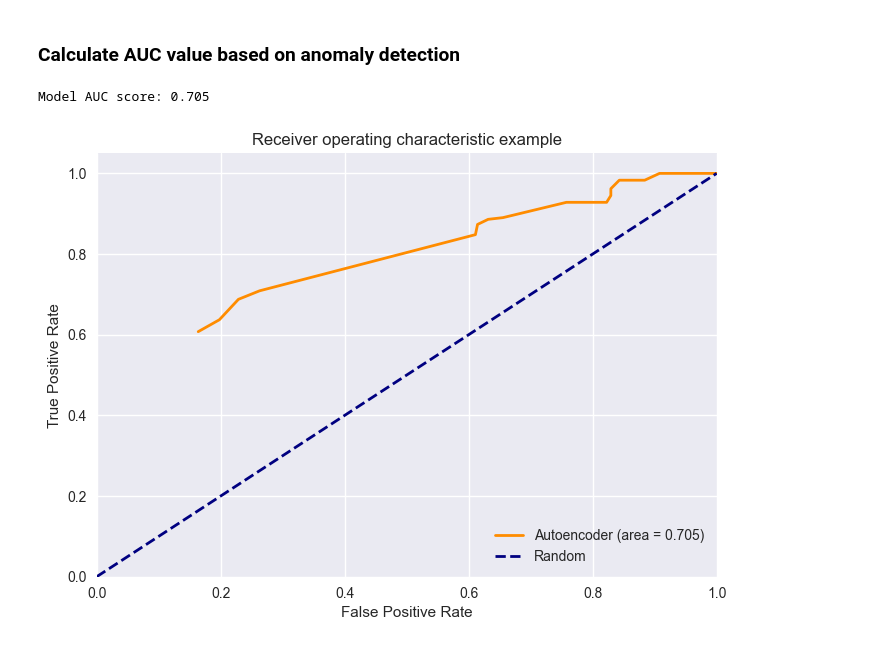
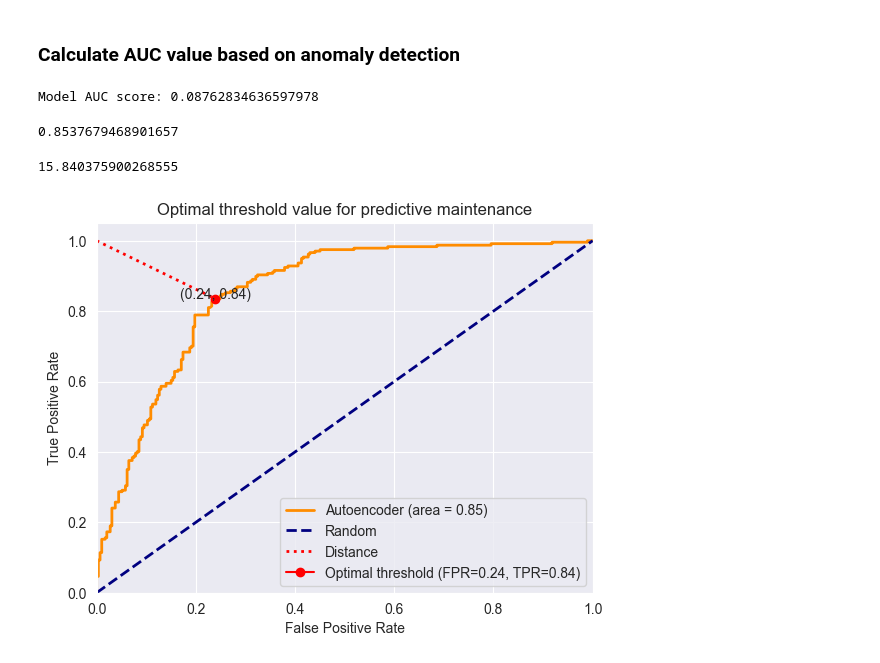
Before and after one commit to SasoPavlic/NiaNetAD, a Jupyter notebook: analyse.ipynb, the cells around one changed output. Drawn from its saved outputs; the diff is of its cells as text; code cells hidden in the pictures.

```diff
--- a/analyse.ipynb
+++ b/analyse.ipynb
@@ -152,9 +160,9 @@ torch.save(model.state_dict(), saving_path + "/manual_model.pt")
 Load model from file
 # %%
 model = Autoencoder(solution, **config)
-# model.load_state_dict(torch.load(saving_path + "/manual_model.pt"))
+#model.load_state_dict(torch.load(saving_path + "/manual_model.pt"))
 model.load_state_dict(torch.load(
-    "logs/0540b6ceca254cb5ac8763749a1037b2/1138_DifferentialEvolution_9140c9e2a3e43a01fd77df494cf1d57a81eadfe8/model.pt"))
+    "logs/model.pt"))
 model.eval()
 # %% [output]
 +------------------------------------------+---------------+-----------------+-------------+-----------------------+-------------+--------------------+----------------+-----------------+-------------- ...
@@ -215,29 +223,64 @@ for data, target in dataloader_iterator:
         outputs.append(y)
         targets.append(z.item())
         score = torch.sqrt(torch.sum((y - x) ** 2, dim=tuple(range(1, y.dim()))))
-        scores.append(score.detach().numpy().tolist())
+        scores.append(score.cpu().data.numpy().tolist())
 
 anomaly_detection.find(inputs, outputs, targets)
 print(f"Model AUC score: {anomaly_detection.AUC}")
 # %% [output]
-Model AUC score: 0.705
+Model AUC score: 0.08762834636597978
+# %%
+# https://stackoverflow.com/questions/58894137/roc-auc-score-for-autoencoder-and-isolationforest
+fpr = []
+tpr = []
+thresholds = []
+roc_auc = []
+
+fpr, tpr, thresholds = roc_curve(targets, scores)
+roc_auc = auc(fpr, tpr)
+print(roc_auc)
+# %% [output]
+0.8537679468901657
+# %%
+optimal_idx = np.argmax(tpr - fpr)
+optimal_threshold = thresholds[optimal_idx]
+print(optimal_threshold)
+# %% [output]
+15.840375900268555
 # %%
 plt.figure()
 lw = 2
+x = fpr[optimal_idx]
+y = tpr[optimal_idx]
+
+point1 = [0, 1]
+point2 = [fpr[optimal_idx], tpr[optimal_idx]]
+x_values = [point1[0], point2[0]]
+y_values = [point1[1], point2[1]]
+
 plt.plot(
-    anomaly_detection.FPR_array,
-    anomaly_detection.TPR_array,
+    fpr,
+    tpr,
     color="darkorange",
     lw=lw,
-    label="Autoencoder (area = %0.3f)" % anomaly_detection.AUC,
+    label="Autoencoder (area = %0.2f)" % roc_auc,
 )
 plt.plot([0, 1], [0, 1], color="navy", lw=lw, linestyle="--", label='Random')
+plt.plot(x_values, y_values, color="red", lw=lw, linestyle=":", label='Distance')
+plt.plot(x, y, '-ro', label=f'Optimal threshold (FPR={round(x,2)}, TPR={round(y,2)})')
+x_values.pop(0)
+y_values.pop(0)
+for xy in zip(x_values, y_values):
+   plt.annotate('(%.2f, %.2f)' % xy, xy=xy, ha='center')
+
+
 plt.xlim([0.0, 1.0])
 plt.ylim([0.0, 1.05])
 plt.xlabel("False Positive Rate")
 plt.ylabel("True Positive Rate")
-plt.title("Receiver operating characteristic example")
+plt.title("Optimal threshold value for predictive maintenance")
 plt.legend(loc="lower right")
+plt.savefig('roc_curve.pdf')
 plt.show()
 # %% [output]
-[figure, old version]
+[figure, new version]
```
Also changed, not shown: parts of 21 cells of this notebook, 1 other file.
